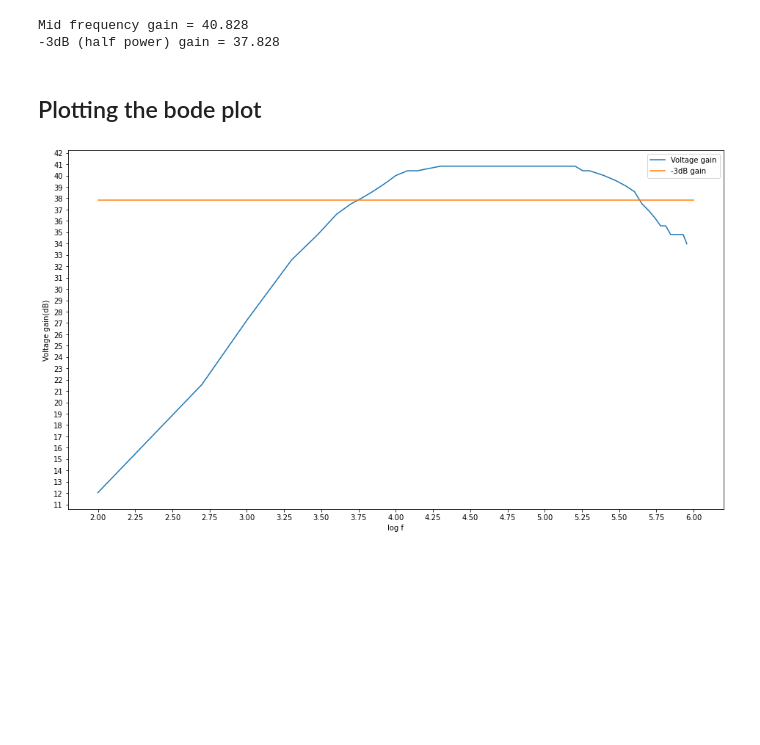
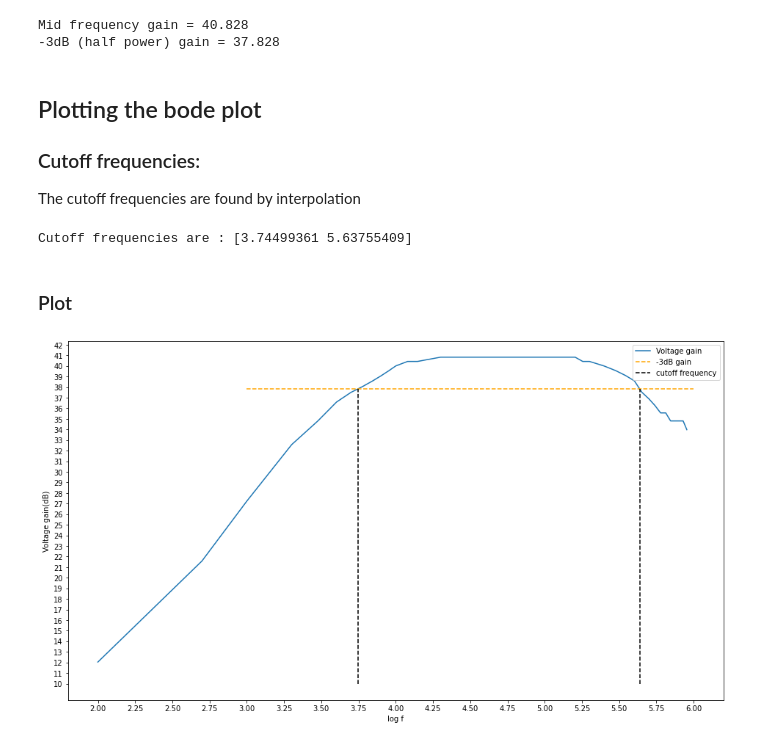
Before and after one commit to Rally0078/LabExperiments, a Jupyter notebook: exp1/exp1.ipynb, the cells around one changed output. Drawn from its saved outputs; the diff is of its cells as text; code cells hidden in the pictures; blank space fills up the shorter version.

```diff
--- a/exp1/exp1.ipynb
+++ b/exp1/exp1.ipynb
@@ -36,22 +37,32 @@ Mid frequency gain = 40.828
 -3dB (half power) gain = 37.828
 # %% [markdown]
 <h2>Plotting the bode plot</h2>
+<h3>Cutoff frequencies:</h3>
+<p>The cutoff frequencies are found by interpolation</p>
+# %%
+cutoff_freq = interpolate.InterpolatedUnivariateSpline(df['log f'], df['Voltage gain(dB)'] -(mid_gain - 3))
+print(f"Cutoff frequencies are : {cutoff_freq.roots()}")
+# %% [output]
+Cutoff frequencies are : [3.74499361 5.63755409]
+# %% [markdown]
+<h3>Plot</h3>
 # %%
 fig = plt.figure(facecolor=(1,1,1))
 fig.set_figwidth(16)
 fig.set_figheight(9)
 x_scale = np.arange(2,6.25, 0.25)
 y_scale = np.arange(10,45,1)
-x = np.linspace(2, 6, 100)
-y = np.full((100),mid_gain-3)
+
 plt.xticks(x_scale)
 plt.yticks(y_scale)
 
 plt.plot(df['log f'], df['Voltage gain(dB)'], label = 'Voltage gain')
-plt.plot(x, y, label = '-3dB gain')
+plt.hlines(mid_gain-3, 3, 6, colors='orange', label='-3dB gain',linestyles='dashed')
+plt.vlines(cutoff_freq.roots(), 10, (mid_gain - 3), colors='black', label='cutoff frequency',linestyles='dashed')
+
 plt.xlabel('log f')
 plt.ylabel('Voltage gain(dB)')
 plt.legend()
 plt.show()
 # %% [output]
-[figure, old version]
+[figure, new version]
```
Also changed, not shown: parts of 1 cell of this notebook.
